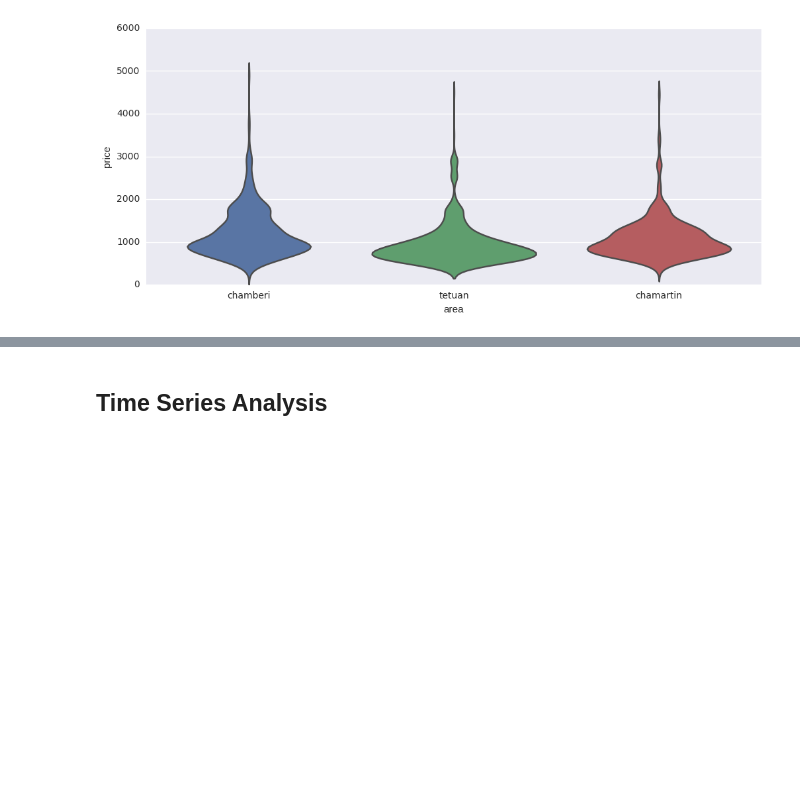
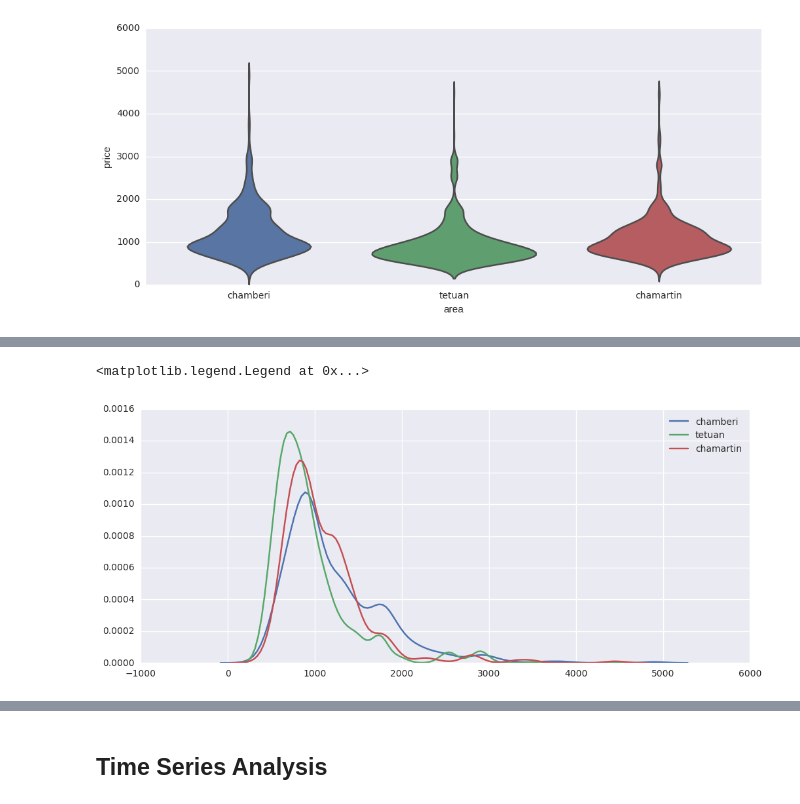
Before and after one commit to bertop89/jupyter-notebooks, a Jupyter notebook: madrid-rental-market-analysis/flats.ipynb, the cells around one changed output, grey strips where cells are left out. Saved outputs shown, nothing was run; the diff lists cells and outputs as text; code cells hidden in the pictures; blank space fills up the shorter version.

```diff
--- a/madrid-rental-market-analysis/flats.ipynb
+++ b/madrid-rental-market-analysis/flats.ipynb
@@ -90,0 +101,8 @@ sns.violinplot(x="area", y="price", data=df, inner=None)
+# %%
+sns.kdeplot(df.price[df.area == 'chamberi'], label="chamberi")
+sns.kdeplot(df.price[df.area == 'tetuan'], label="tetuan")
+sns.kdeplot(df.price[df.area == 'chamartin'], label="chamartin")
+plt.legend()
+# %% [output]
+<matplotlib.legend.Legend at 0x...>
+[figure, added]
```
Also changed, not shown: parts of 8 cells of this notebook.
